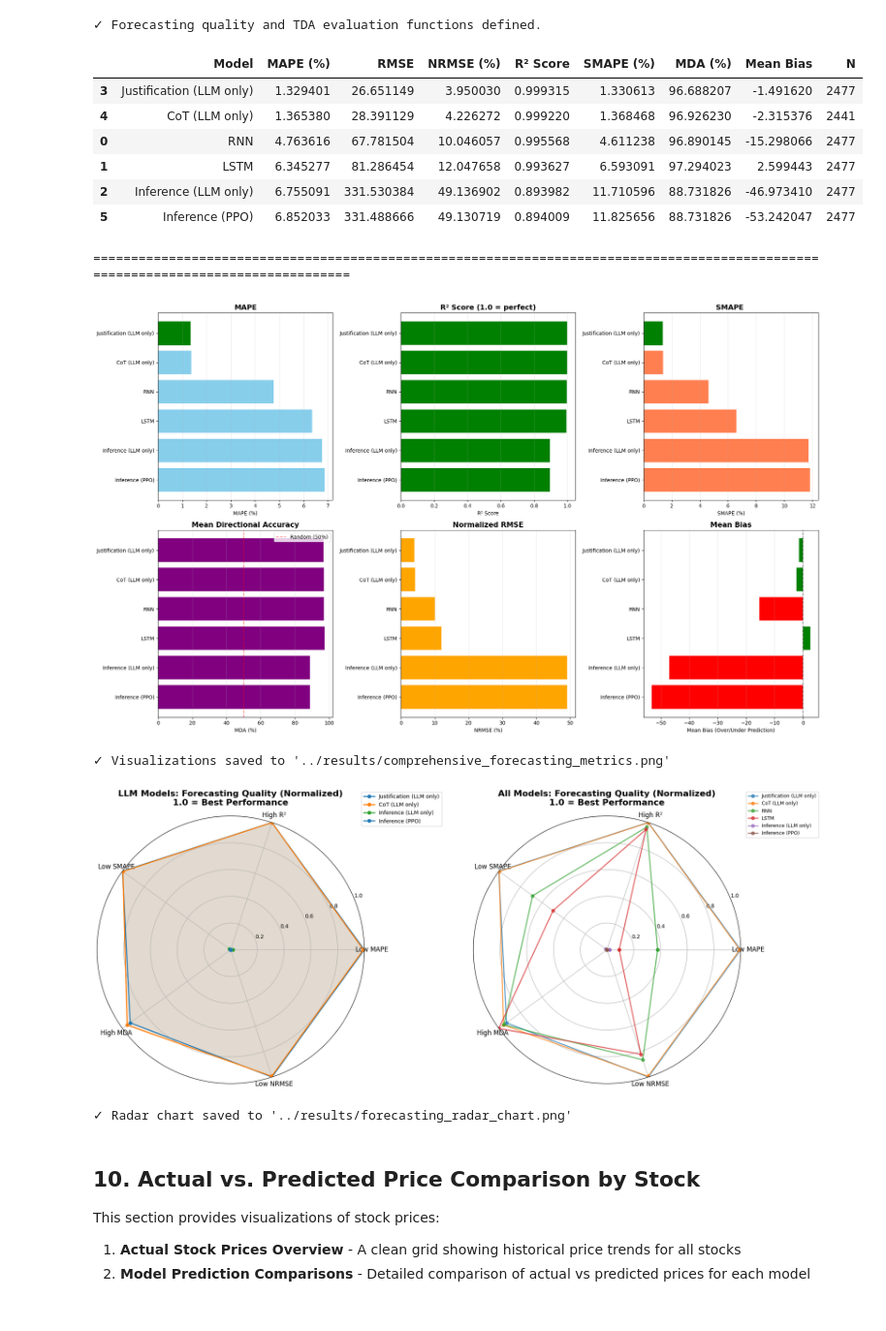
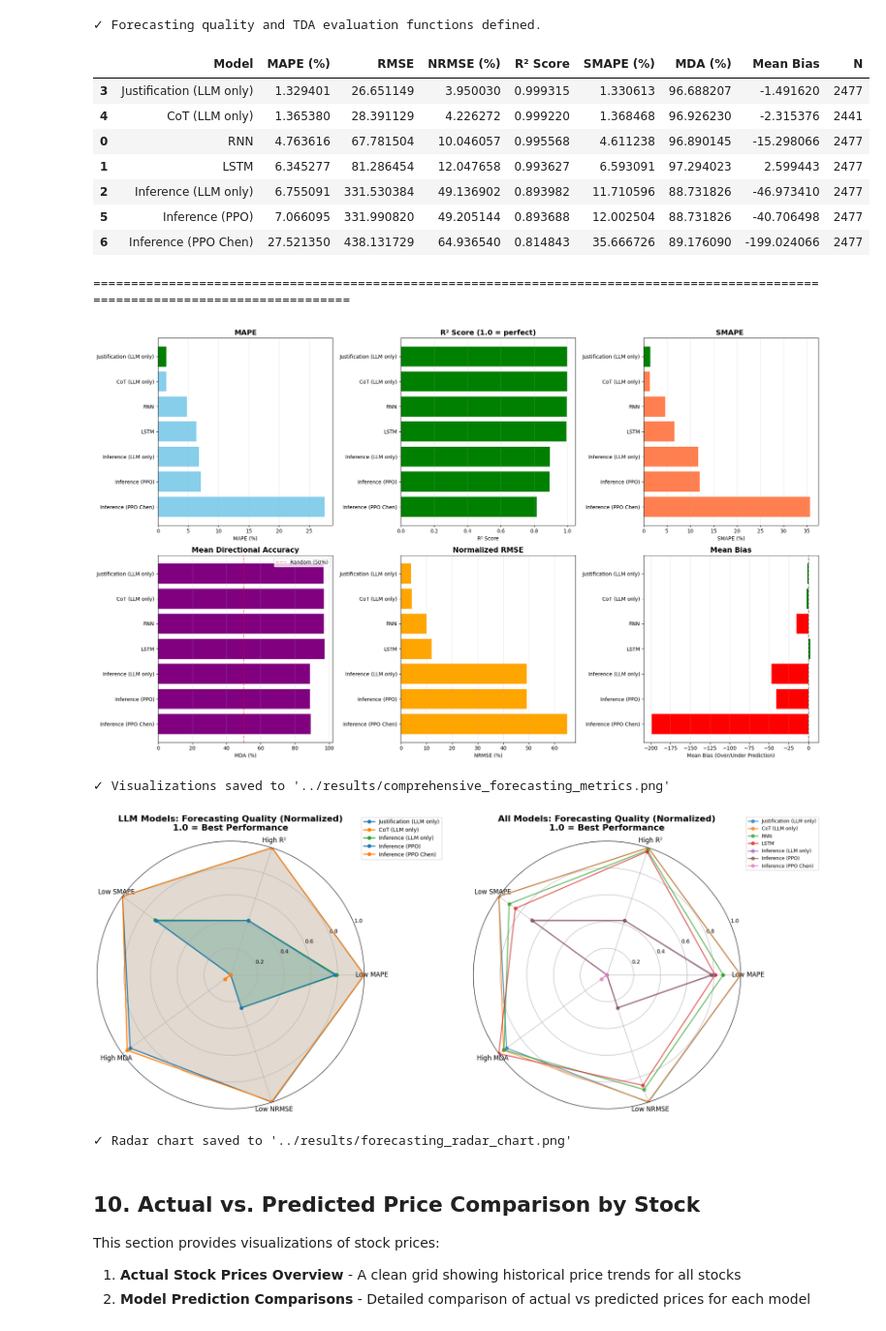
Before and after one commit to ajiayi-debug/StockPPOLLMresearch, a Jupyter notebook: model/llm_results.ipynb, the cells around one changed output. Shown at 97% size. Saved outputs shown, nothing was run; the diff lists cells and outputs as text; code cells hidden in the pictures.

```diff
--- a/model/llm_results.ipynb
+++ b/model/llm_results.ipynb
@@ -54,6 +54,7 @@ try:
     # --- Load PPO-adjusted predictions ---
     # Original PPO model
     inference_ppo_df = pd.read_csv('../results/test_predictions_with_ppo.csv')
+    chen_ppo_df = pd.read_csv('../results/test_predictions_with_ppo_chen.csv')
 
     # --- Load raw LLM predictions (without PPO) ---
     with open('../results/llm_predictions_checkpoint.json', 'r') as f:
@@ -271,11 +278,15 @@ if 'rnn_lstm_df' in locals():
     analyze_by_volatility(rnn_lstm_df_vol, 'LSTM', volatility_results, pred_col='lstm_prediction')
 
 if base_test_df is not None:
-    # --- Analyze PPO (Paper) Model ---
-    if 'paper_ppo_df' in locals():
+    # --- Analyze PPO  Model ---
+    if 'inference_ppo_df' in locals():
         # The CSV already has the necessary columns, just merge recent_prices
-        paper_ppo_df['recent_prices'] = base_test_df['recent_prices']
-        analyze_by_volatility(paper_ppo_df, 'Inference (PPO Paper)', volatility_results, pred_col='ppo_adjusted_prediction')
+        inference_ppo_df['recent_prices'] = base_test_df['recent_prices']
+        analyze_by_volatility(inference_ppo_df, 'Inference (PPO tweaked)', volatility_results, pred_col='ppo_adjusted_prediction')
+
+    if 'chen_ppo_df' in locals():
+        chen_ppo_df['recent_prices'] = base_test_df['recent_prices']
+        analyze_by_volatility(chen_ppo_df, 'Inference (PPO Chen)', volatility_results, pred_col='ppo_adjusted_prediction')
 
     # --- Analyze Inference (LLM only) Model ---
     if 'inference_raw' in locals():
@@ -458,34 +471,43 @@ if 'cot_raw' in locals() and cot_raw is not None:
         forecasting_results.append(cot_result)
 
 # PPO-adjusted Models
 if 'inference_ppo_df' in locals() and inference_ppo_df is not None:
     inference_ppo_result = evaluate_prediction_quality(
         inference_ppo_df['ppo_adjusted_prediction'].values,
         inference_ppo_df['actual_price'].values,
         'Inference (PPO)'
     )
     if inference_ppo_result:
         forecasting_results.append(inference_ppo_result)
+if 'chen_ppo_df' in locals() and chen_ppo_df is not None:
+    chen_ppo_result = evaluate_prediction_quality(
+        chen_ppo_df['ppo_adjusted_prediction'].values,
+        chen_ppo_df['actual_price'].values,
+        'Inference (PPO Chen)'
+    )
+    if chen_ppo_result:
+        forecasting_results.append(chen_ppo_result)
 
 # Create comparison DataFrame
 if forecasting_results:
     forecasting_df = pd.DataFrame(forecasting_results)
 
     # Sort by MAPE (lower is better)
     forecasting_df = forecasting_df.sort_values('MAPE (%)', ascending=True)
 
     display(forecasting_df[['Model', 'MAPE (%)', 'RMSE', 'NRMSE (%)', 'R² Score', 'SMAPE (%)', 'MDA (%)', 'Mean Bias', 'N']])
     print("=" * 130)
 else:
     print("Could not compute forecasting metrics. Data not available.")
 # %% [output]
 |  | Model | MAPE (%) | RMSE | NRMSE (%) | R² Score | SMAPE (%) | MDA (%) | Mean Bias | N |
 | 3 | Justification (LLM only) | 1.329401 | 26.651149 | 3.950030 | 0.999315 | 1.330613 | 96.688207 | -1.491620 | 2477 |
 | 4 | CoT (LLM only) | 1.365380 | 28.391129 | 4.226272 | 0.999220 | 1.368468 | 96.926230 | -2.315376 | 2441 |
 | 0 | RNN | 4.763616 | 67.781504 | 10.046057 | 0.995568 | 4.611238 | 96.890145 | -15.298066 | 2477 |
 | 1 | LSTM | 6.345277 | 81.286454 | 12.047658 | 0.993627 | 6.593091 | 97.294023 | 2.599443 | 2477 |
 | 2 | Inference (LLM only) | 6.755091 | 331.530384 | 49.136902 | 0.893982 | 11.710596 | 88.731826 | -46.973410 | 2477 |
-| 5 | Inference (PPO) | 6.852033 | 331.488666 | 49.130719 | 0.894009 | 11.825656 | 88.731826 | -53.242047 | 2477 |
+| 5 | Inference (PPO) | 7.066095 | 331.990820 | 49.205144 | 0.893688 | 12.002504 | 88.731826 | -40.706498 | 2477 |
+| 6 | Inference (PPO Chen) | 27.521350 | 438.131729 | 64.936540 | 0.814843 | 35.666726 | 89.176090 | -199.024066 | 2477 |
 ==================================================================================================================================
 # %%
 # Visualize comprehensive forecasting metrics
@@ -554,7 +576,7 @@ if forecasting_results:
 
     print("✓ Visualizations saved to '../results/comprehensive_forecasting_metrics.png'")
 # %% [output]
-[figure, old version]
+[figure, new version]
 ✓ Visualizations saved to '../results/comprehensive_forecasting_metrics.png'
 # %%
 # Create radar chart for LLM models comparison
@@ -579,7 +601,7 @@ if forecasting_results:
     radar_data['NRMSE_norm'] = normalize_metric(radar_data['NRMSE (%)'], higher_is_better=False)
 
     # Create radar chart for LLM models only
-    llm_models_list = ['Inference (LLM only)', 'Justification (LLM only)', 'CoT (LLM only)', 'Inference (PPO)']
+    llm_models_list = ['Inference (LLM only)', 'Justification (LLM only)', 'CoT (LLM only)', 'Inference (PPO)', 'Inference (PPO Chen)']
     radar_data_llm = radar_data[radar_data['Model'].isin(llm_models_list)]
 
     if len(radar_data_llm) > 0:
@@ -627,7 +649,7 @@ if forecasting_results:
 
         print("✓ Radar chart saved to '../results/forecasting_radar_chart.png'")
 # %% [output]
-[figure, old version]
+[figure, new version]
 ✓ Radar chart saved to '../results/forecasting_radar_chart.png'
 # %% [markdown]
 ## 10. Actual vs. Predicted Price Comparison by Stock
```
Also changed, not shown: parts of 5 cells of this notebook, 15 other files.
